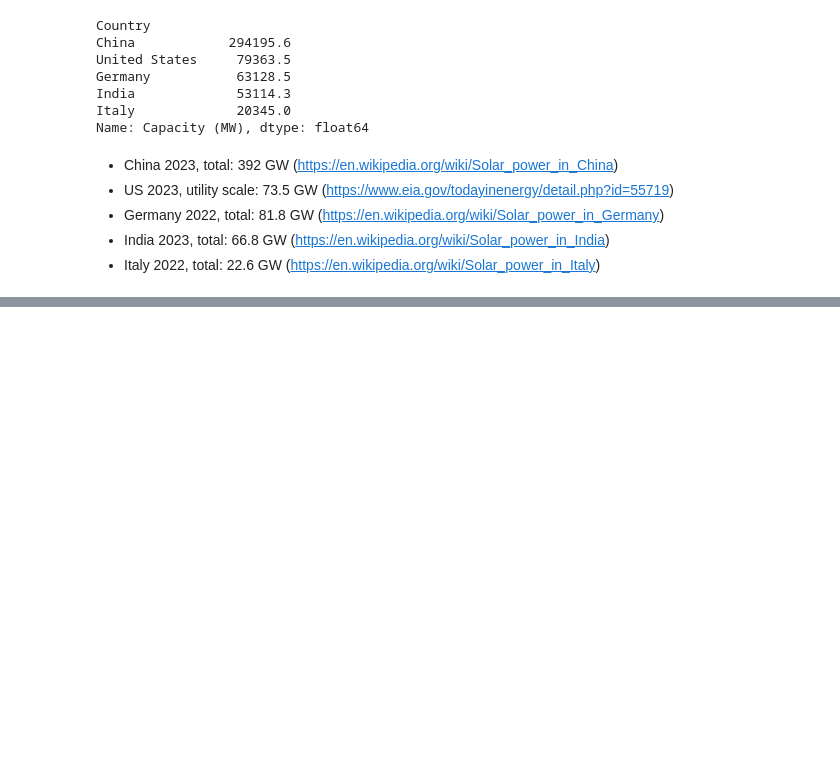
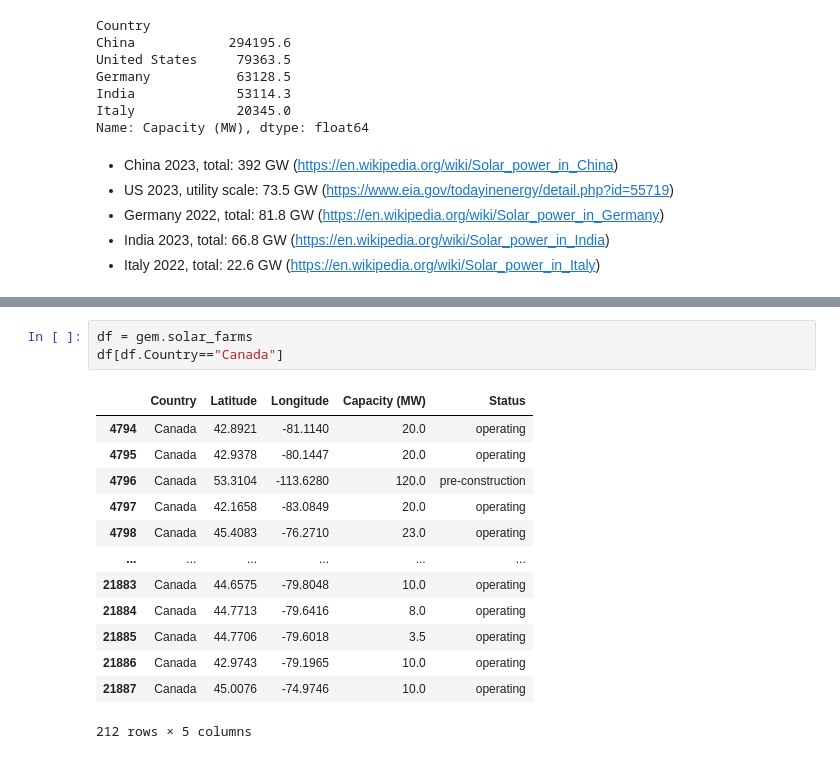
Before and after one commit to allfed/Renewables-Nuclear-Winter, a Jupyter notebook: scripts/Solar-Power.ipynb, the cells around one changed output, grey strips where cells are left out. Drawn from its saved outputs; the diff is of its cells as text; blank space fills up the shorter version.

```diff
--- a/scripts/Solar-Power.ipynb
+++ b/scripts/Solar-Power.ipynb
@@ -34,0 +38,17 @@ Name: Capacity (MW), dtype: float64
+# %%
+df = gem.solar_farms
+df[df.Country=="Canada"]
+# %% [output]
+|  | Country | Latitude | Longitude | Capacity (MW) | Status |
+| 4794 | Canada | 42.8921 | -81.1140 | 20.0 | operating |
+| 4795 | Canada | 42.9378 | -80.1447 | 20.0 | operating |
+| 4796 | Canada | 53.3104 | -113.6280 | 120.0 | pre-construction |
+| 4797 | Canada | 42.1658 | -83.0849 | 20.0 | operating |
+| 4798 | Canada | 45.4083 | -76.2710 | 23.0 | operating |
+| ... | ... | ... | ... | ... | ... |
+| 21883 | Canada | 44.6575 | -79.8048 | 10.0 | operating |
+| 21884 | Canada | 44.7713 | -79.6416 | 8.0 | operating |
+| 21885 | Canada | 44.7706 | -79.6018 | 3.5 | operating |
+| 21886 | Canada | 42.9743 | -79.1965 | 10.0 | operating |
+| 21887 | Canada | 45.0076 | -74.9746 | 10.0 | operating |
+212 rows × 5 columns
```
Also changed, not shown: parts of 6 cells of this notebook, 3 other files.
